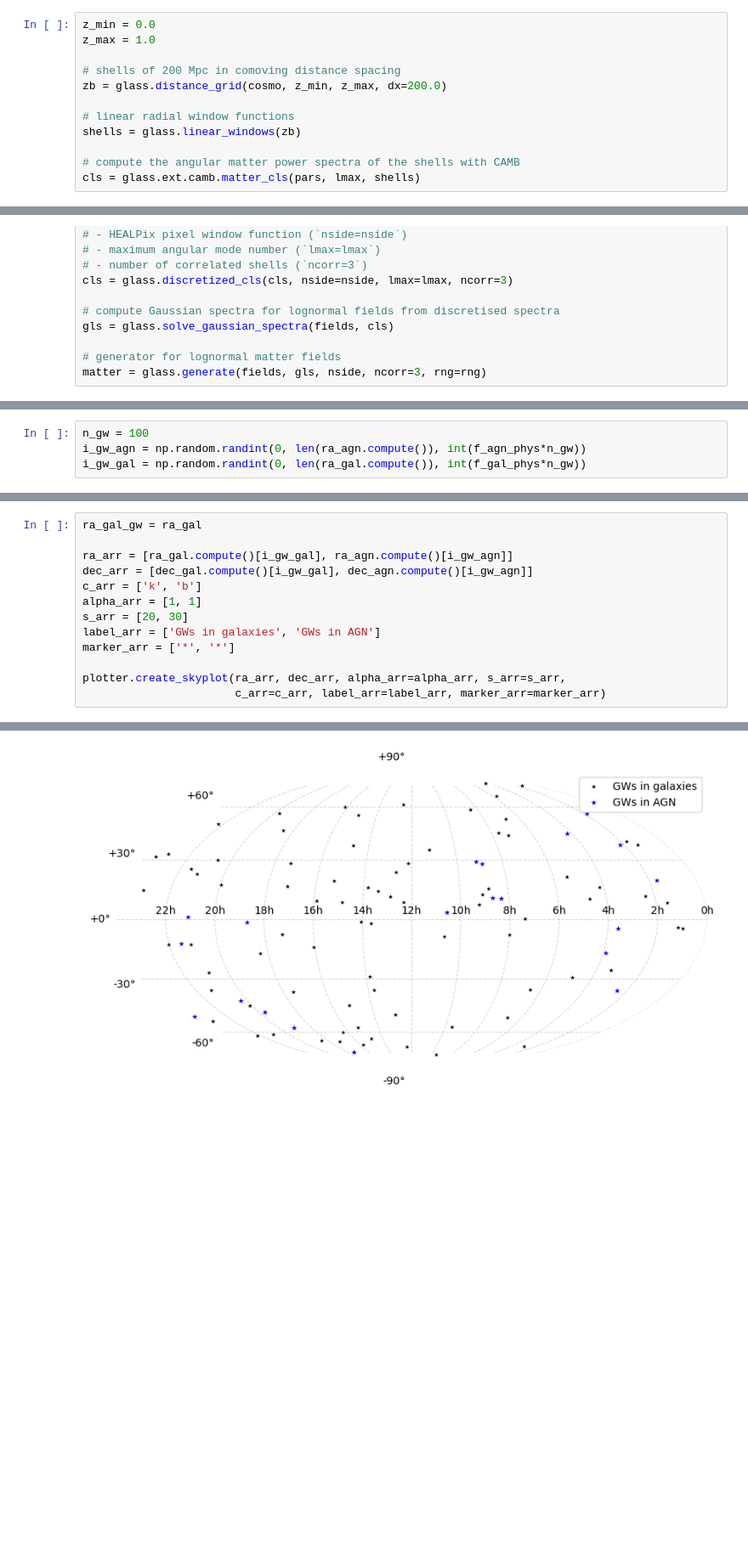
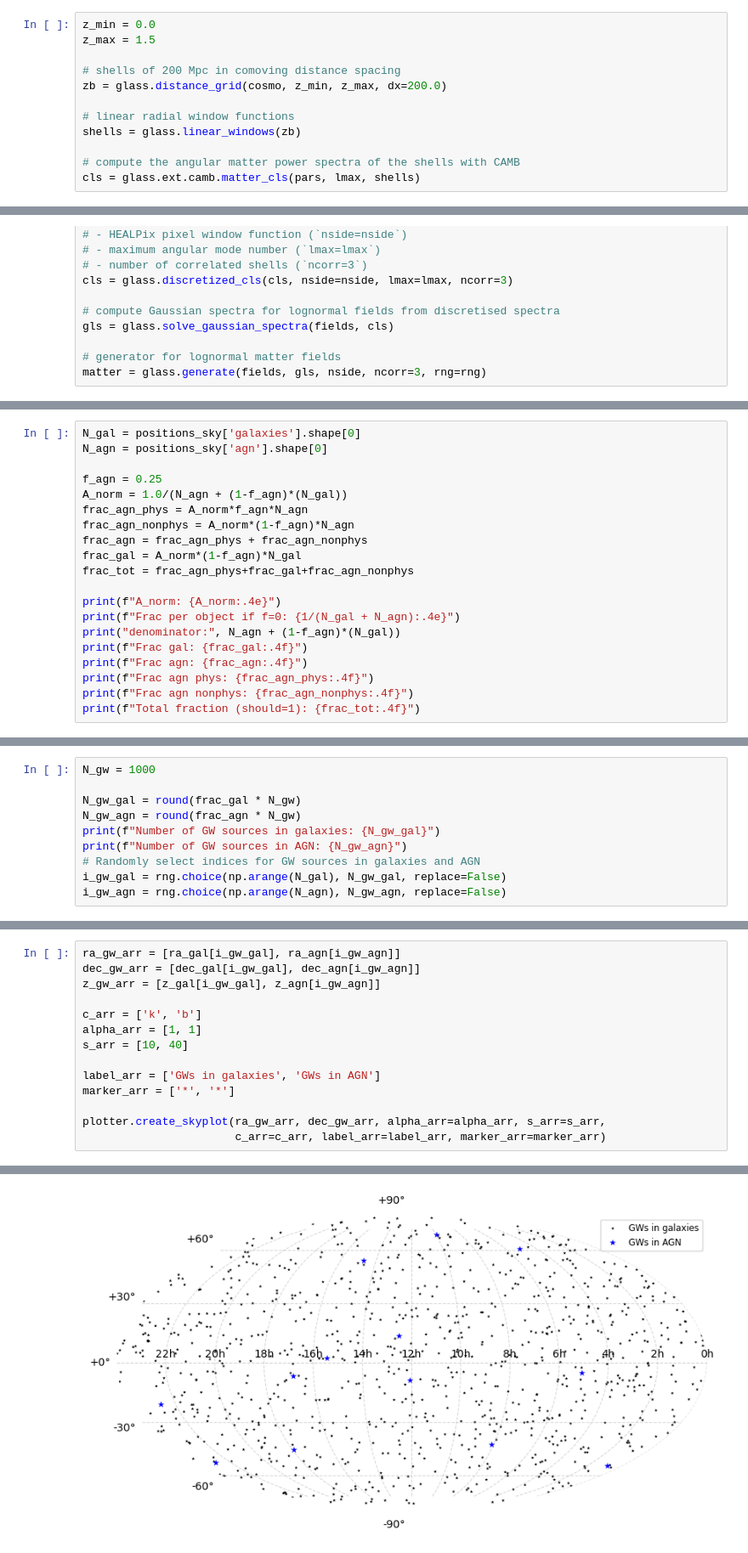
Before and after one commit to kstoreyf/gws-agn, a Jupyter notebook: notebooks/2025-05-30_mocks_glass.ipynb, the cells around one changed output, grey strips where cells are left out. Shown at 85% size. Cells and saved outputs as stored; diff of their text form; blank space fills up the shorter version.

```diff
--- a/notebooks/2025-05-30_mocks_glass.ipynb
+++ b/notebooks/2025-05-30_mocks_glass.ipynb
@@ -44,6 +57,6 @@ cosmo = Cosmology.from_camb(pars)
 # %%
 z_min = 0.0
-z_max = 1.0
+z_max = 1.5
 
 # shells of 200 Mpc in comoving distance spacing
 zb = glass.distance_grid(cosmo, z_min, z_max, dx=200.0)
@@ -192,0 +270,20 @@ f_gal_comp = 1
+# %%
+N_gal = positions_sky['galaxies'].shape[0]
+N_agn = positions_sky['agn'].shape[0]
+
+f_agn = 0.25
+A_norm = 1.0/(N_agn + (1-f_agn)*(N_gal))
+frac_agn_phys = A_norm*f_agn*N_agn
+frac_agn_nonphys = A_norm*(1-f_agn)*N_agn
+frac_agn = frac_agn_phys + frac_agn_nonphys
+frac_gal = A_norm*(1-f_agn)*N_gal
+frac_tot = frac_agn_phys+frac_gal+frac_agn_nonphys
+
+print(f"A_norm: {A_norm:.4e}")
+print(f"Frac per object if f=0: {1/(N_gal + N_agn):.4e}")
+print("denominator:", N_agn + (1-f_agn)*(N_gal))
+print(f"Frac gal: {frac_gal:.4f}")
+print(f"Frac agn: {frac_agn:.4f}")
+print(f"Frac agn phys: {frac_agn_phys:.4f}")
+print(f"Frac agn nonphys: {frac_agn_nonphys:.4f}")
+print(f"Total fraction (should=1): {frac_tot:.4f}")
@@ -193,4 +299,10 @@ f_gal_comp = 1
 # %%
-n_gw = 100
-i_gw_agn = np.random.randint(0, len(ra_agn.compute()), int(f_agn_phys*n_gw))
-i_gw_gal = np.random.randint(0, len(ra_gal.compute()), int(f_gal_phys*n_gw))
+N_gw = 1000
+
+N_gw_gal = round(frac_gal * N_gw)
+N_gw_agn = round(frac_agn * N_gw)
+print(f"Number of GW sources in galaxies: {N_gw_gal}")
+print(f"Number of GW sources in AGN: {N_gw_agn}")
+# Randomly select indices for GW sources in galaxies and AGN
+i_gw_gal = rng.choice(np.arange(N_gal), N_gw_gal, replace=False)
+i_gw_agn = rng.choice(np.arange(N_agn), N_gw_agn, replace=False)
@@ -197,16 +312,17 @@ i_gw_gal = np.random.randint(0, len(ra_gal.compute()), int(f_gal_phys*n_gw))
 # %%
-ra_gal_gw = ra_gal
+ra_gw_arr = [ra_gal[i_gw_gal], ra_agn[i_gw_agn]]
+dec_gw_arr = [dec_gal[i_gw_gal], dec_agn[i_gw_agn]]
+z_gw_arr = [z_gal[i_gw_gal], z_agn[i_gw_agn]]
 
-ra_arr = [ra_gal.compute()[i_gw_gal], ra_agn.compute()[i_gw_agn]]
-dec_arr = [dec_gal.compute()[i_gw_gal], dec_agn.compute()[i_gw_agn]]
 c_arr = ['k', 'b']
 alpha_arr = [1, 1]
-s_arr = [20, 30]
+s_arr = [10, 40]
+
 label_arr = ['GWs in galaxies', 'GWs in AGN']
 marker_arr = ['*', '*']
 
-plotter.create_skyplot(ra_arr, dec_arr, alpha_arr=alpha_arr, s_arr=s_arr,
+plotter.create_skyplot(ra_gw_arr, dec_gw_arr, alpha_arr=alpha_arr, s_arr=s_arr,
                        c_arr=c_arr, label_arr=label_arr, marker_arr=marker_arr)
 # %% [output]
 (<Figure size 1000x600 with 1 Axes>, <MollweideAxes: >)
-[figure, old version]
+[figure, new version]
```
Also changed, not shown: parts of 30 cells of this notebook.
